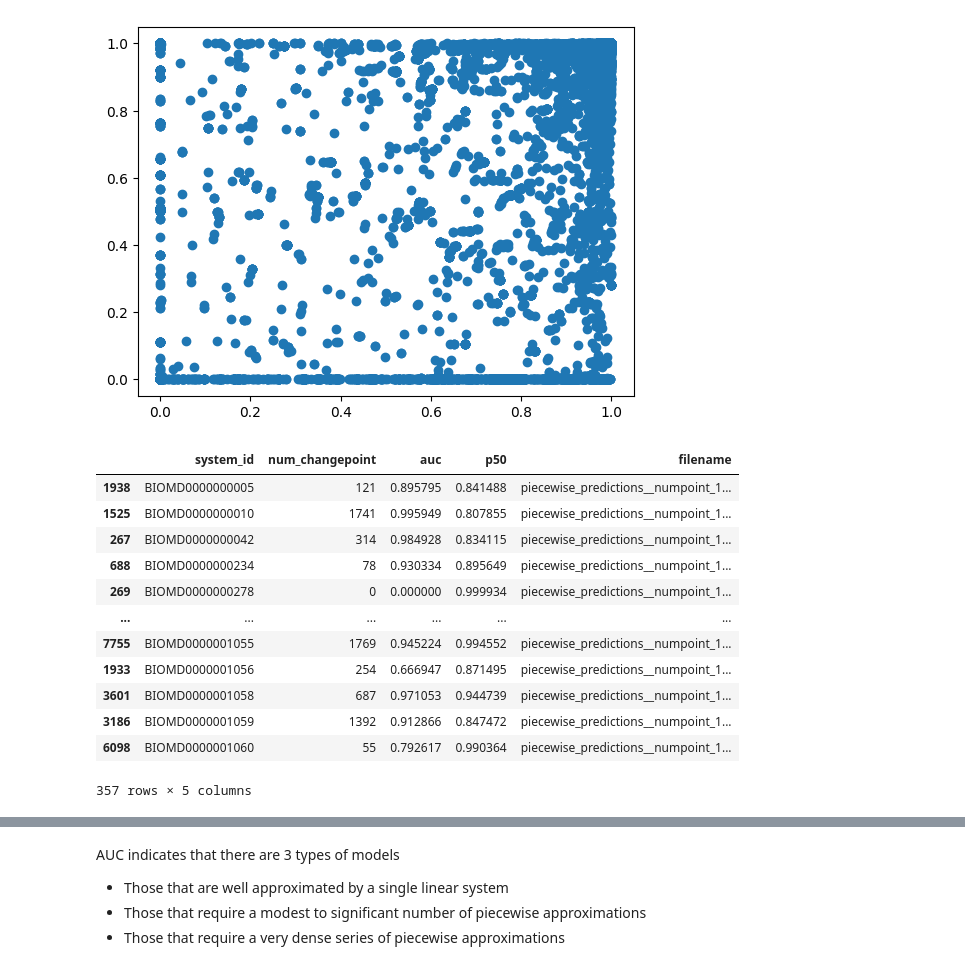
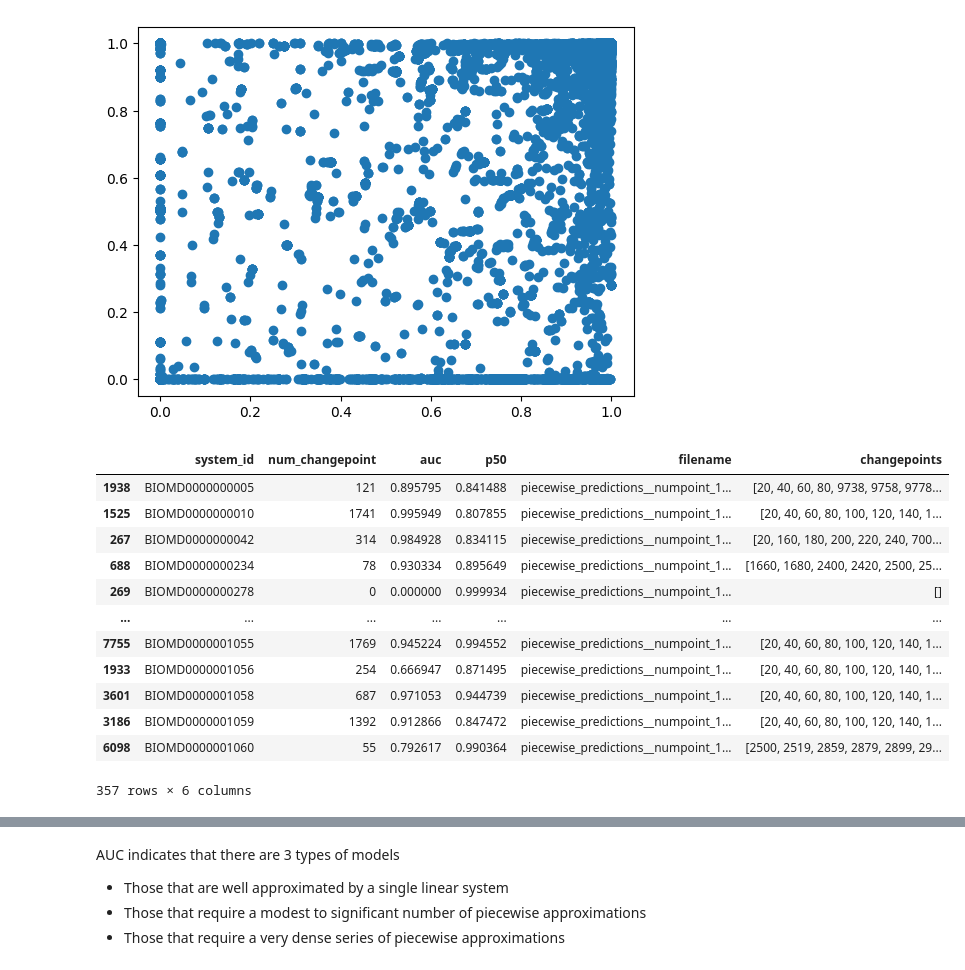
Before and after one commit to ModelEngineering/linearity_analysis, a Jupyter notebook: notebooks/psd_prediction_analysis.ipynb, the cells around one changed output, grey strips where cells are left out. Cells and saved outputs as stored; diff of their text form; code cells hidden in the pictures.

```diff
--- a/notebooks/psd_prediction_analysis.ipynb
+++ b/notebooks/psd_prediction_analysis.ipynb
@@ -16,12 +18,12 @@ from src.piecewise_system_discovery import PiecewiseSystemDiscovery
 # Data analysis
 # %%
 def fileFilter(dct) -> bool:
-    if not "maxreduction" in dct:
+    if not cn.COL_MAX_FRACTIONAL_REDUCTION in dct:
         return False
-    if dct["maxreduction"] !=  1e-5:
+    if dct[cn.COL_MAX_FRACTIONAL_REDUCTION] !=  1e-5:
         pass
         #return False
-    if dct["repeat"] > 1:
+    if dct[cn.COL_REPEAT] > 1:
         pass
         #return False
     return True
@@ -57,22 +59,23 @@ plt.scatter(df[cn.COL_AUC].values, df[cn.COL_P50].values)
 # %%
 #df.loc[df.groupby('A')['B'].idxmin(), ['A', 'B', 'C']]
 df1 = df[df[cn.COL_P50] > 0.8]
-dff = df1.loc[df1.groupby(cn.COL_SYSTEM_ID)[cn.COL_AUC].idxmin(),[cn.COL_SYSTEM_ID, cn.COL_NUM_CHANGEPOINT, cn.COL_AUC, cn.COL_P50, cn.COL_FILENAME]]
+dff = df1.loc[df1.groupby(cn.COL_SYSTEM_ID)[cn.COL_AUC].idxmin(),[cn.COL_SYSTEM_ID,
+            cn.COL_NUM_CHANGEPOINT, cn.COL_AUC, cn.COL_P50, cn.COL_FILENAME, cn.COL_CHANGEPOINTS]]
 dff
 # %% [output]
-|  | system_id | num_changepoint | auc | p50 | filename |
-| 1938 | BIOMD0000000005 | 121 | 0.895795 | 0.841488 | piecewise_predictions__numpoint_1... |
-| 1525 | BIOMD0000000010 | 1741 | 0.995949 | 0.807855 | piecewise_predictions__numpoint_1... |
-| 267 | BIOMD0000000042 | 314 | 0.984928 | 0.834115 | piecewise_predictions__numpoint_1... |
-| 688 | BIOMD0000000234 | 78 | 0.930334 | 0.895649 | piecewise_predictions__numpoint_1... |
-| 269 | BIOMD0000000278 | 0 | 0.000000 | 0.999934 | piecewise_predictions__numpoint_1... |
-| ... | ... | ... | ... | ... | ... |
-| 7755 | BIOMD0000001055 | 1769 | 0.945224 | 0.994552 | piecewise_predictions__numpoint_1... |
-| 1933 | BIOMD0000001056 | 254 | 0.666947 | 0.871495 | piecewise_predictions__numpoint_1... |
-| 3601 | BIOMD0000001058 | 687 | 0.971053 | 0.944739 | piecewise_predictions__numpoint_1... |
-| 3186 | BIOMD0000001059 | 1392 | 0.912866 | 0.847472 | piecewise_predictions__numpoint_1... |
-| 6098 | BIOMD0000001060 | 55 | 0.792617 | 0.990364 | piecewise_predictions__numpoint_1... |
+|  | system_id | num_changepoint | auc | p50 | filename | changepoints |
+| 1938 | BIOMD0000000005 | 121 | 0.895795 | 0.841488 | piecewise_predictions__numpoint_1... | [20, 40, 60, 80, 9738, 9758, 9778... |
+| 1525 | BIOMD0000000010 | 1741 | 0.995949 | 0.807855 | piecewise_predictions__numpoint_1... | [20, 40, 60, 80, 100, 120, 140, 1... |
+| 267 | BIOMD0000000042 | 314 | 0.984928 | 0.834115 | piecewise_predictions__numpoint_1... | [20, 160, 180, 200, 220, 240, 700... |
+| 688 | BIOMD0000000234 | 78 | 0.930334 | 0.895649 | piecewise_predictions__numpoint_1... | [1660, 1680, 2400, 2420, 2500, 25... |
+| 269 | BIOMD0000000278 | 0 | 0.000000 | 0.999934 | piecewise_predictions__numpoint_1... | [] |
+| ... | ... | ... | ... | ... | ... | ... |
+| 7755 | BIOMD0000001055 | 1769 | 0.945224 | 0.994552 | piecewise_predictions__numpoint_1... | [20, 40, 60, 80, 100, 120, 140, 1... |
+| 1933 | BIOMD0000001056 | 254 | 0.666947 | 0.871495 | piecewise_predictions__numpoint_1... | [20, 40, 60, 80, 100, 120, 140, 1... |
+| 3601 | BIOMD0000001058 | 687 | 0.971053 | 0.944739 | piecewise_predictions__numpoint_1... | [20, 40, 60, 80, 100, 120, 140, 1... |
+| 3186 | BIOMD0000001059 | 1392 | 0.912866 | 0.847472 | piecewise_predictions__numpoint_1... | [20, 40, 60, 80, 100, 120, 140, 1... |
+| 6098 | BIOMD0000001060 | 55 | 0.792617 | 0.990364 | piecewise_predictions__numpoint_1... | [2500, 2519, 2859, 2879, 2899, 29... |
-357 rows × 5 columns
+357 rows × 6 columns
 # %%
 # Parameters
 accuracy_threshold = 0.8
```
Also changed, not shown: parts of 7 cells of this notebook, 1 other file.
